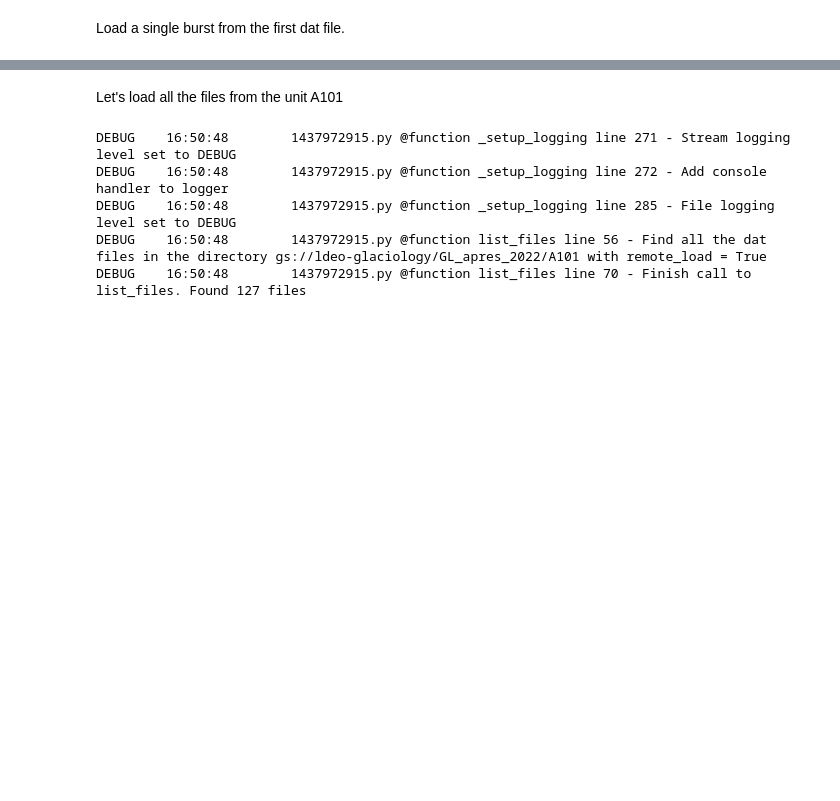
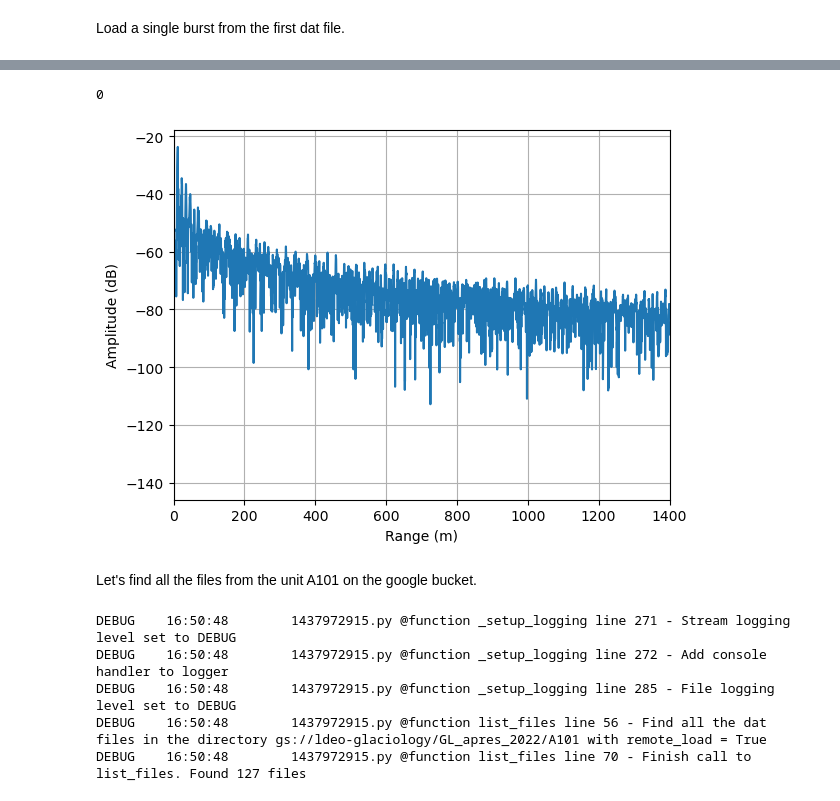
Before and after one commit to ldeo-glaciology/phase-sensitive-radar-processing, a Jupyter notebook: code/ApRES_Python_Nicholls_2021/notebooks/ApRES_class_notes.ipynb, the cells around one changed output, grey strips where cells are left out. Cells and saved outputs as stored; diff of their text form; code cells hidden in the pictures; blank space fills up the shorter version.

Commit message:
update to xapres NB to show load_single properly

```diff
--- a/code/ApRES_Python_Nicholls_2021/notebooks/ApRES_class_notes.ipynb
+++ b/code/ApRES_Python_Nicholls_2021/notebooks/ApRES_class_notes.ipynb
@@ -370,5 +373,10 @@ KeyboardInterrupt:
+# %%
+apresXR.single_profile.PlotProfile(1400)
+# %% [output]
+0
+[figure, added]
 # %% [markdown]
-Let's load all the files from the unit A101
+Let's find all the files from the unit A101 on the google bucket.
 # %%
 apresXR = apresarray(loglevel='debug')
 filepaths = apresXR.list_files('gs://ldeo-glaciology/GL_apres_2022/A101',remote_load=True)
```
Also changed, not shown: parts of 2 cells of this notebook, 1 other file.
